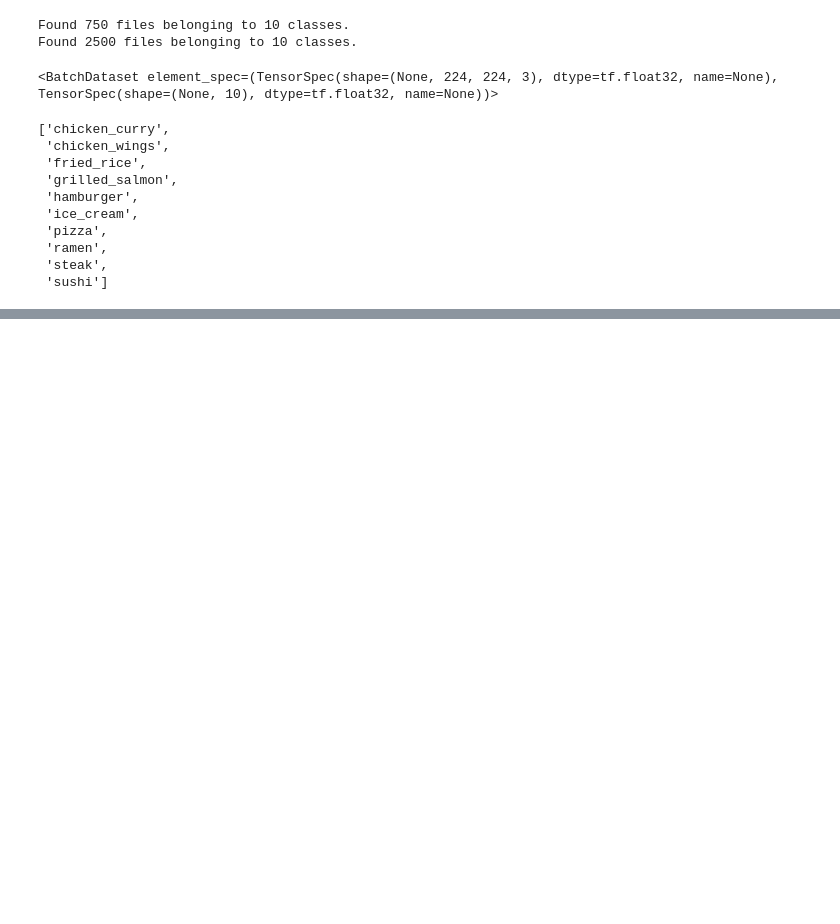
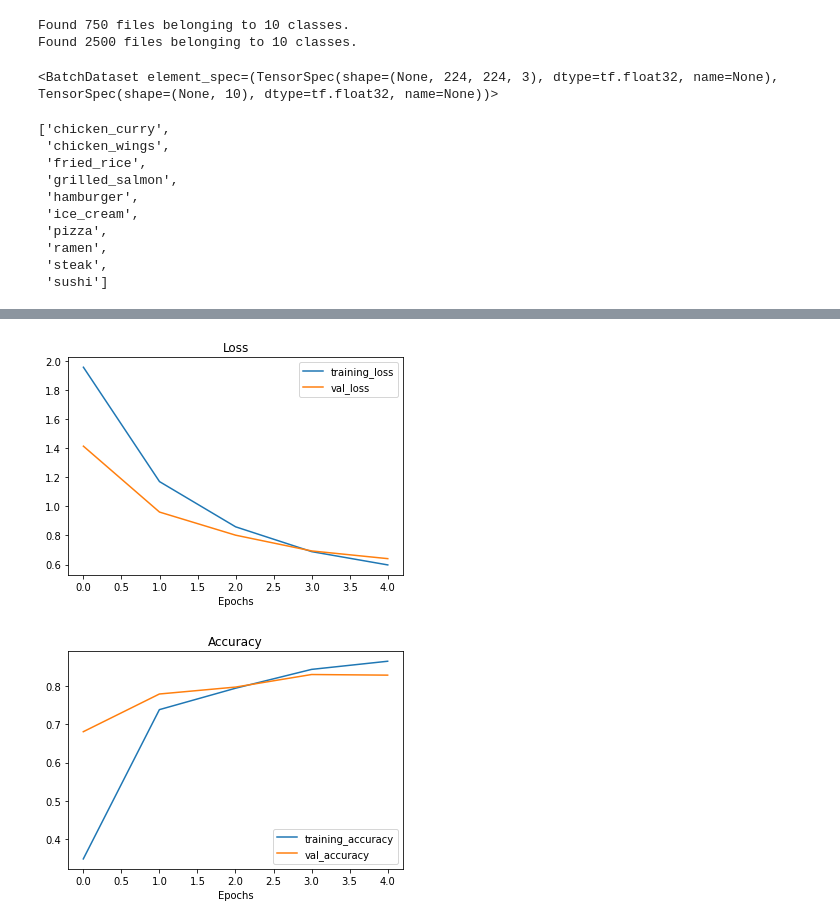
Before and after one commit to hiydavid/tfdev-learning, a Jupyter notebook: ZTM/notebooks/tfdev_05_transfer_learning_fine_tuning.ipynb, the cells around one changed output, grey strips where cells are left out. Saved outputs shown, nothing was run; the diff lists cells and outputs as text; code cells hidden in the pictures; blank space fills up the shorter version.

```diff
--- a/ZTM/notebooks/tfdev_05_transfer_learning_fine_tuning.ipynb
+++ b/ZTM/notebooks/tfdev_05_transfer_learning_fine_tuning.ipynb
@@ -143,0 +144,38 @@ tf.Tensor(
+# %%
+# build functional API with keras.applications
+base_model = tf.keras.applications.EfficientNetB0(include_top=False)
+
+# freeze the base model
+base_model.trainable = False
+
+# create inputs into our model
+inputs = tf.keras.layers.Input(shape=(224, 224, 3), name="input_layer")
+
+# pass the input
+x = base_model(inputs)
+
+# average pool the outputs of the base model
+x = tf.keras.layers.GlobalAveragePooling2D(name="global_average_pooling_layer")(x)
+
+# create the output activation layer
+outputs = tf.keras.layers.Dense(10, activation="softmax", name="output_layer")(x)
+
+# combine the inputs with the outputs into a model
+model_0 = tf.keras.Model(inputs, outputs)
+
+# compile the model
+model_0.compile(
+    loss='categorical_crossentropy',
+    optimizer=tf.keras.optimizers.Adam(),
+    metrics=["accuracy"]
+)
+
+# fit the model (we use less steps for validation so it's faster)
+history_10_percent = model_0.fit(
+    train_data_10_percent,
+    epochs=5,
+    steps_per_epoch=len(train_data_10_percent),
+    validation_data=test_data_10_percent,
+    validation_steps=int(0.25 * len(test_data_10_percent)),
+    callbacks=[create_tensorboard_callback("transfer_learning", "10_percent_feature_extract")]
+)
@@ -143,0 +268,6 @@ tf.Tensor(
+# %%
+# check training curves
+plot_loss_curves(history_10_percent)
+# %% [output]
+[figure, added]
+[figure, added]
```
Also changed, not shown: parts of 10 cells of this notebook.
